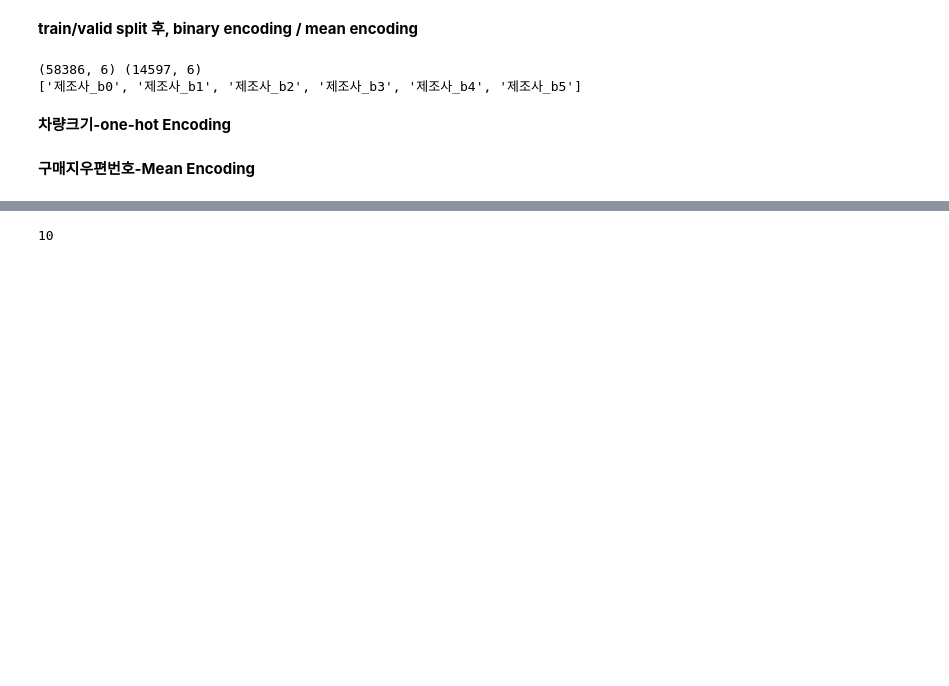
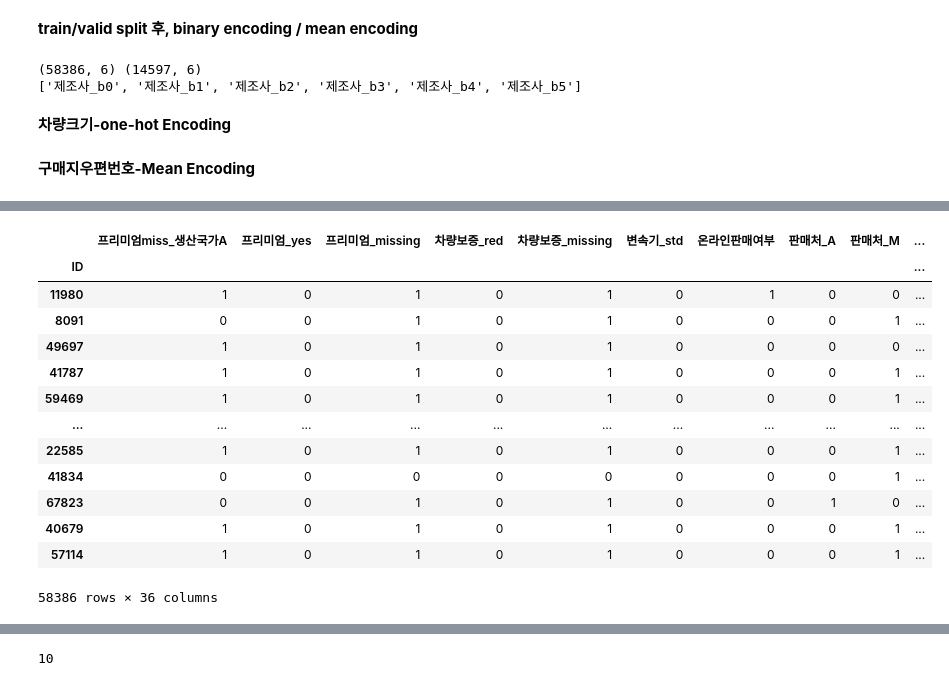
Before and after one commit to siwoolyyy/ml-data, a Jupyter notebook: lemon2.ipynb, the cells around one changed output, grey strips where cells are left out. Saved outputs shown, nothing was run; the diff lists cells and outputs as text; code cells hidden in the pictures; blank space fills up the shorter version.

```diff
--- a/lemon2.ipynb
+++ b/lemon2.ipynb
@@ -430,10 +381,0 @@ def mean_encode_oof_train_only(
-# %%
-# # OOF 인코딩 생성
-# te_train = mean_encode_oof_train_only(x_train, y_train, COL2, m=20, n_splits=5)
-
-# # 컬럼 추가
-# x_train[COL2 + "_te"] = te_train
-
-# # (선택) 원본 우편번호 컬럼 drop
-# x_train = x_train.drop(columns=[COL2])
-x_valid = x_valid.drop(columns=[COL2])
@@ -448,3 +466,46 @@ non-numeric cols: []
+# %%
+
+x_train['우편_판매처A'] = x_train['구매지우편번호_te'] * x_train['판매처_A']
+
+x_train['우편_판매처M'] = x_train['구매지우편번호_te'] * x_train['판매처_M']
+
+x_valid['우편_판매처A'] = x_valid['구매지우편번호_te'] * x_valid['판매처_A']
+
+x_valid['우편_판매처M'] = x_valid['구매지우편번호_te'] * x_valid['판매처_M']
+
+x_valid = x_valid.reindex(columns=x_train.columns)
+# %%
+x_train['우편_생산국가A'] = x_train['구매지우편번호_te'] * x_train['생산국가_A']
+
+x_train['우편_생산국가TA'] = x_train['구매지우편번호_te'] * x_train['생산국가_TA']
+
+x_valid['우편_생산국가A'] = x_valid['구매지우편번호_te'] * x_valid['생산국가_A']
+
+x_valid['우편_생산국가TA'] = x_valid['구매지우편번호_te'] * x_valid['생산국가_TA']
+
+x_valid = x_valid.reindex(columns=x_train.columns)
+# %%
+col_1 =['제조사_b5','차량크기_<NA>','판매처_Other']
+x_train = x_train.drop(columns=col_1)
+x_valid = x_valid.drop(columns=col_1)
+x_valid = x_valid.reindex(columns=x_train.columns)
+
+x_train
+# %% [output]
+|  | 프리미엄miss_생산국가A | 프리미엄_yes | 프리미엄_missing | 차량보증_red | 차량보증_missing | 변속기_std | 온라인판매여부 | 판매처_A | 판매처_M | ... |
+| ID |  |  |  |  |  |  |  |  |  | ... |
+| 11980 | 1 | 0 | 1 | 0 | 1 | 0 | 1 | 0 | 0 | ... |
+| 8091 | 0 | 0 | 1 | 0 | 1 | 0 | 0 | 0 | 1 | ... |
+| 49697 | 1 | 0 | 1 | 0 | 1 | 0 | 0 | 0 | 0 | ... |
+| 41787 | 1 | 0 | 1 | 0 | 1 | 0 | 0 | 0 | 1 | ... |
+| 59469 | 1 | 0 | 1 | 0 | 1 | 0 | 0 | 0 | 1 | ... |
+| ... | ... | ... | ... | ... | ... | ... | ... | ... | ... | ... |
+| 22585 | 1 | 0 | 1 | 0 | 1 | 0 | 0 | 0 | 1 | ... |
+| 41834 | 0 | 0 | 0 | 0 | 0 | 0 | 0 | 0 | 1 | ... |
+| 67823 | 0 | 0 | 1 | 0 | 1 | 0 | 0 | 1 | 0 | ... |
+| 40679 | 1 | 0 | 1 | 0 | 1 | 0 | 0 | 0 | 1 | ... |
+| 57114 | 1 | 0 | 1 | 0 | 1 | 0 | 0 | 0 | 1 | ... |
+58386 rows × 36 columns
 # %%
 
 # 1) 결측치 처리(중앙값) - train 기준으로!
```
Also changed, not shown: parts of 12 cells of this notebook, 1 other file.
